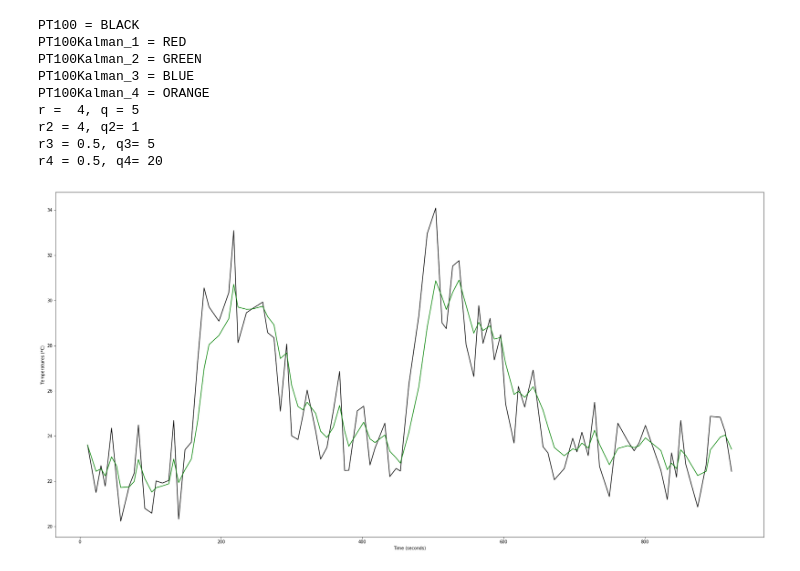
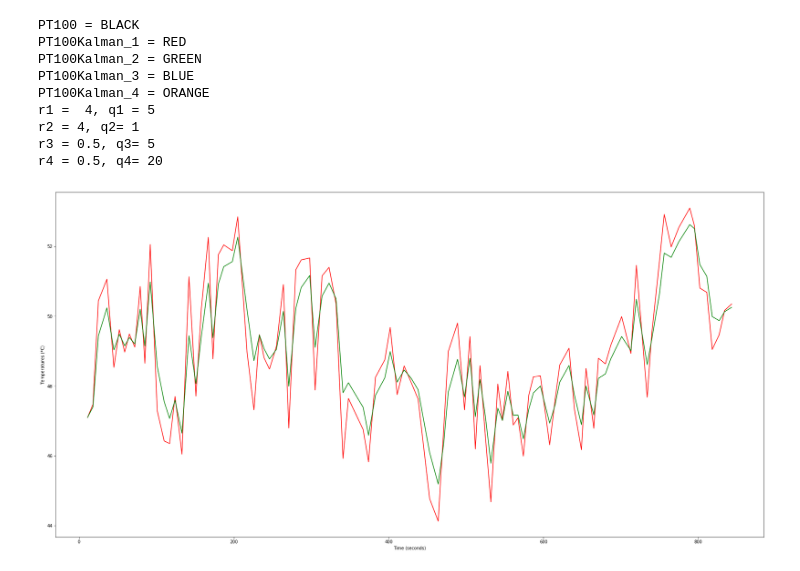
Before and after one commit to paddygoat/Kalman-Filters, a Jupyter notebook: My_Kalman_Temperatures_01.ipynb, the cells around one changed output. Saved outputs shown, nothing was run; the diff lists cells and outputs as text; code cells hidden in the pictures.

Commit message:
Enable internal Raspberry Pi temp sensor

```diff
--- a/My_Kalman_Temperatures_01.ipynb
+++ b/My_Kalman_Temperatures_01.ipynb
@@ -1,7 +1,19 @@
+# %%
+#import os
+#import time
+#import re
+def measure_internal_temp():
+        tempPi = os.popen("vcgencmd measure_temp").readline()
+        tempPi = re.sub('[^0-9][^\d]+','', tempPi)       #Strip all non numerical and decimal point from string.
+
+        return (tempPi)
+#while True:
+        #print(measure_internal_temp())
+        #time.sleep(1)
 # %%
 def kalman(gain, tempKalman, predictedVariance, variance, predictedTemp):
     gain = predictedVariance/(predictedVariance + r)
-    tempKalman = predictedTemp + gain*(tempPT100 - predictedTemp)
+    tempKalman = predictedTemp + gain*(tempPiFloat - predictedTemp)
     #tempKalman = predictedTemp + gain*(tempExt - predictedTemp)
     #tempKalman = predictedTemp + gain*(tempDHT22 - predictedTemp)
     variance = (1-gain)*predictedVariance
@@ -11,7 +23,7 @@ def kalman(gain, tempKalman, predictedVariance, variance, predictedTemp):
 
 def kalman2(gain2, tempKalman2, predictedVariance2, variance2, predictedTemp2):
     gain2 = predictedVariance2/(predictedVariance2 + r2)
-    tempKalman2 = predictedTemp2 + gain2*(tempPT100 - predictedTemp2)
+    tempKalman2 = predictedTemp2 + gain2*(tempPiFloat - predictedTemp2)
     #tempKalman = predictedTemp + gain*(tempExt - predictedTemp)
     #tempKalman = predictedTemp + gain*(tempDHT22 - predictedTemp)
     variance2 = (1-gain2)*predictedVariance2
@@ -21,7 +33,7 @@ def kalman2(gain2, tempKalman2, predictedVariance2, variance2, predictedTemp2):
 
 def kalman3(gain3, tempKalman3, predictedVariance3, variance3, predictedTemp3):
     gain3 = predictedVariance3/(predictedVariance3 + r3)
-    tempKalman3 = predictedTemp3 + gain3*(tempPT100 - predictedTemp3)
+    tempKalman3 = predictedTemp3 + gain3*(tempPiFloat - predictedTemp3)
     variance3 = (1-gain3)*predictedVariance3
     predictedTemp3 = tempKalman3
     predictedVariance3 = variance3 + q3
@@ -29,12 +41,14 @@ def kalman3(gain3, tempKalman3, predictedVariance3, variance3, predictedTemp3):
 
 def kalman4(gain4, tempKalman4, predictedVariance4, variance4, predictedTemp4):
     gain4 = predictedVariance4/(predictedVariance4 + r4)
-    tempKalman4 = predictedTemp4 + gain4*(tempPT100 - predictedTemp4)
+    tempKalman4 = predictedTemp4 + gain4*(tempPiFloat - predictedTemp4)
     variance4 = (1-gain4)*predictedVariance4
     predictedTemp4 = tempKalman4
     predictedVariance4 = variance4 + q4
     return [gain4, tempKalman4, predictedVariance4, variance4, predictedTemp4]
 # %%
+import os
+import re
 import datetime
 import time
 import Adafruit_DHT
@@ -119,6 +133,7 @@ timeStringH = now.strftime("%H")
 initialIntTimeString = int(timeStringS) + (int(timeStringM) * 60) + (int(timeStringH) * 60 * 60)
 
 print('..... PROCESSING .....')
+clear_output(wait=True)
 
 def getSensorData():
     #global timeString
@@ -128,6 +143,7 @@ def getSensorData():
     global tempPT100
     global tempDHT22
     global intTimeString
+    global tempPiFloat
 
     now = datetime.datetime.now()
     #timeString = now.strftime("%Y-%m-%d %H:%M")
@@ -143,15 +159,17 @@ def getSensorData():
         tempDHT22 = round (tempDHT, 8)
 
     tempPT100 = round (sensor.temperature,3)
+    tempPiFloat = float(measure_internal_temp())
 
     # Artificially make the temperature reading more noisy:
-    tempPT100 = tempPT100 + (tempPT100 * random.uniform(-0.1, 0.1))
+    tempPiFloat = round (tempPiFloat + (tempPiFloat * random.uniform(-0.1, 0.1)),3)
 
     # Print the values
     print('Countdown: ',i)
     print('PT100 sensor = {0:0.5f}*C'.format(tempPT100))
     print('DS18B20 Sensor = {}*C'.format(tempExt))
     print('DHT22 Sensor = {}*C'.format(tempDHT22))
+    print('Pi internal temp = {}*C'.format(tempPiFloat))
     print('Kalman gain 1=' , round (gain,4))
     print('Kalman gain 2=' , round (gain2,4))
     print('Kalman gain 3=' , round (gain3,4))
@@ -207,8 +225,8 @@ for x in range(n):
 
 #plt.plot(array_Time, array_DHT22, color='blue')
 #plt.plot(array_Time, array_DS18B20, color='orange')
-plt.plot(array_Time, array_PT100, color='black')
-#plt.plot(array_Time, array_PT100Kalman, color='red')
+#plt.plot(array_Time, array_PT100, color='black')
+plt.plot(array_Time, array_PT100Kalman, color='red')
 plt.plot(array_Time, array_PT100Kalman2, color='green')
 #plt.plot(array_Time, array_PT100Kalman3, color='blue')
 #plt.plot(array_Time, array_PT100Kalman4, color='orange')
@@ -222,34 +240,34 @@ print('PT100Kalman_2 = GREEN')
 print('PT100Kalman_3 = BLUE')
 print('PT100Kalman_4 = ORANGE')
 #print('DS18B20 = ORANGE')
 ##print('DHT22 = BLUE')
-print('r = ', end =" ")
+print('r1 = ', end =" ")
 print(r, end =", ")
-print('q = ', end ="")
+print('q1 = ', end ="")
 print(q)
 
 print('r2 = ', end ="")
 print(r2, end =", ")
 print('q2= ', end ="")
 print(q2)
 
 print('r3 = ', end ="")
 print(r3, end =", ")
 print('q3= ', end ="")
 print(q3)
 
 print('r4 = ', end ="")
 print(r4, end =", ")
 print('q4= ', end ="")
 print(q4)
 # %% [output]
 PT100 = BLACK
 PT100Kalman_1 = RED
 PT100Kalman_2 = GREEN
 PT100Kalman_3 = BLUE
 PT100Kalman_4 = ORANGE
-r =  4, q = 5
+r1 =  4, q1 = 5
 r2 = 4, q2= 1
 r3 = 0.5, q3= 5
 r4 = 0.5, q4= 20
-[figure, old version]
+[figure, new version]
```
Also changed, not shown: 1 other file.
